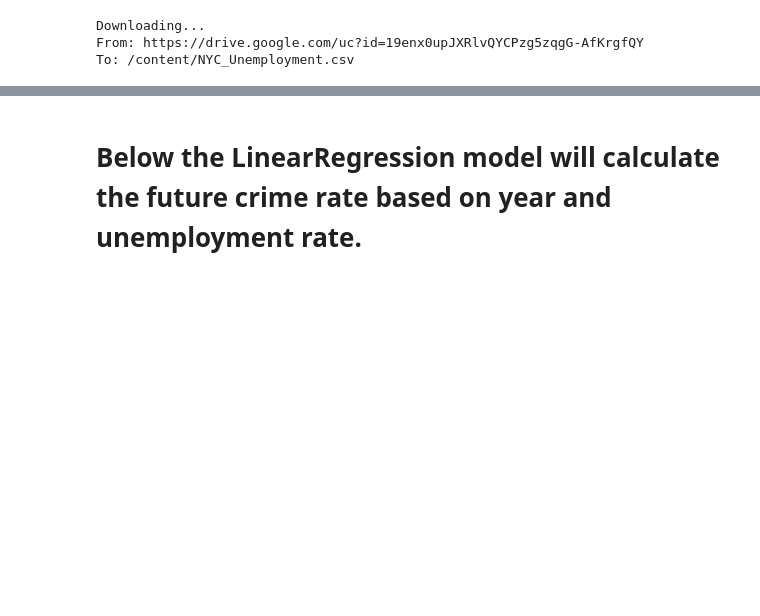
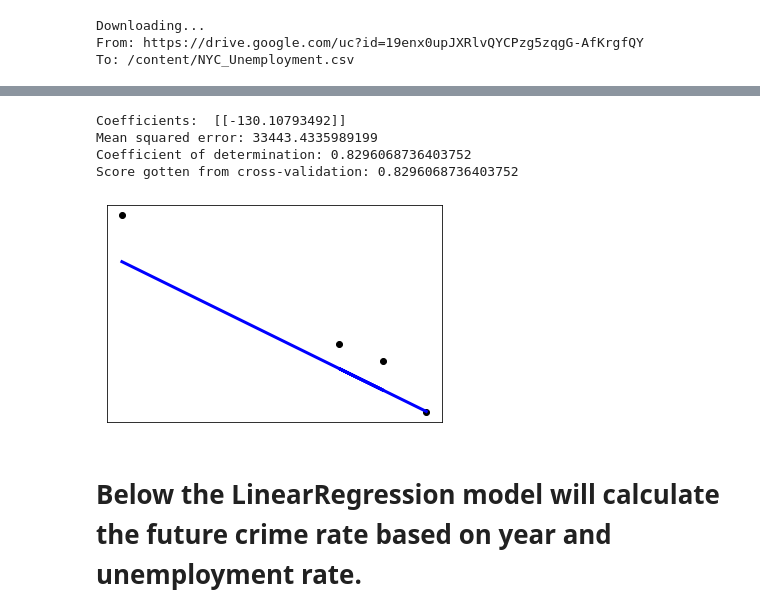
Before and after one commit to Gkimatov/CS-460, a Jupyter notebook: 460_Model.ipynb, the cells around one changed output, grey strips where cells are left out. Cells and saved outputs as stored; diff of their text form; code cells hidden in the pictures; blank space fills up the shorter version.

Commit message:
add yearly crime rate model

```diff
--- a/460_Model.ipynb
+++ b/460_Model.ipynb
@@ -28,0 +36,7 @@ df_clean=pd.read_csv('NYC_data_clean.csv')
+# %%
+# make a dataframe to have crime rate per year (# of arrests / # NYC population) * 100000)
+nyc_pop = 8175000 # according to 2010 census
+per_100k = 100000
+
+yearly_crime_rate = (((arrest_year.value_counts(ascending=True))/nyc_pop)*per_100k).rename_axis('arrest_year').reset_index(name='arrest_count')
+yearly_crime_rate
@@ -29,3 +59,35 @@ df_clean=pd.read_csv('NYC_data_clean.csv')
+# %%
+# get feature & target from dataframe
+feature = yearly_crime_rate[['arrest_year']]
+target = yearly_crime_rate[['arrest_count']]
+
+# split data into training & test data
+X_train, X_test, y_train, y_test = train_test_split(feature, target, test_size=0.25)
+# %%
+reg = LinearRegression()
+
+reg.fit(X_train, y_train)
+
+y_pred = reg.predict(X_test)
+
+print('Coefficients: ', reg.coef_)
+print('Mean squared error: {}'.format(mean_squared_error(y_test, y_pred)))
+print('Coefficient of determination: {}'.format(r2_score(y_test, y_pred)))
+print("Score gotten from cross-validation:",reg.score(X_test,y_test))
+
+plt.scatter(X_test,y_test, color='black')
+plt.plot(X_test, y_pred, color='blue', linewidth=3)
+
+plt.xticks(())
+plt.yticks(())
+
+plt.show()
+# %% [output]
+Coefficients:  [[-130.10793492]]
+Mean squared error: 33443.4335989199
+Coefficient of determination: 0.8296068736403752
+Score gotten from cross-validation: 0.8296068736403752
+[figure, added]
 # %%
 #Mapping the data values from object type to integer
 df_un_clean['Month'] = df_un_clean['Month'].map({ 'January': 1,
```
Also changed, not shown: parts of 3 cells of this notebook.
